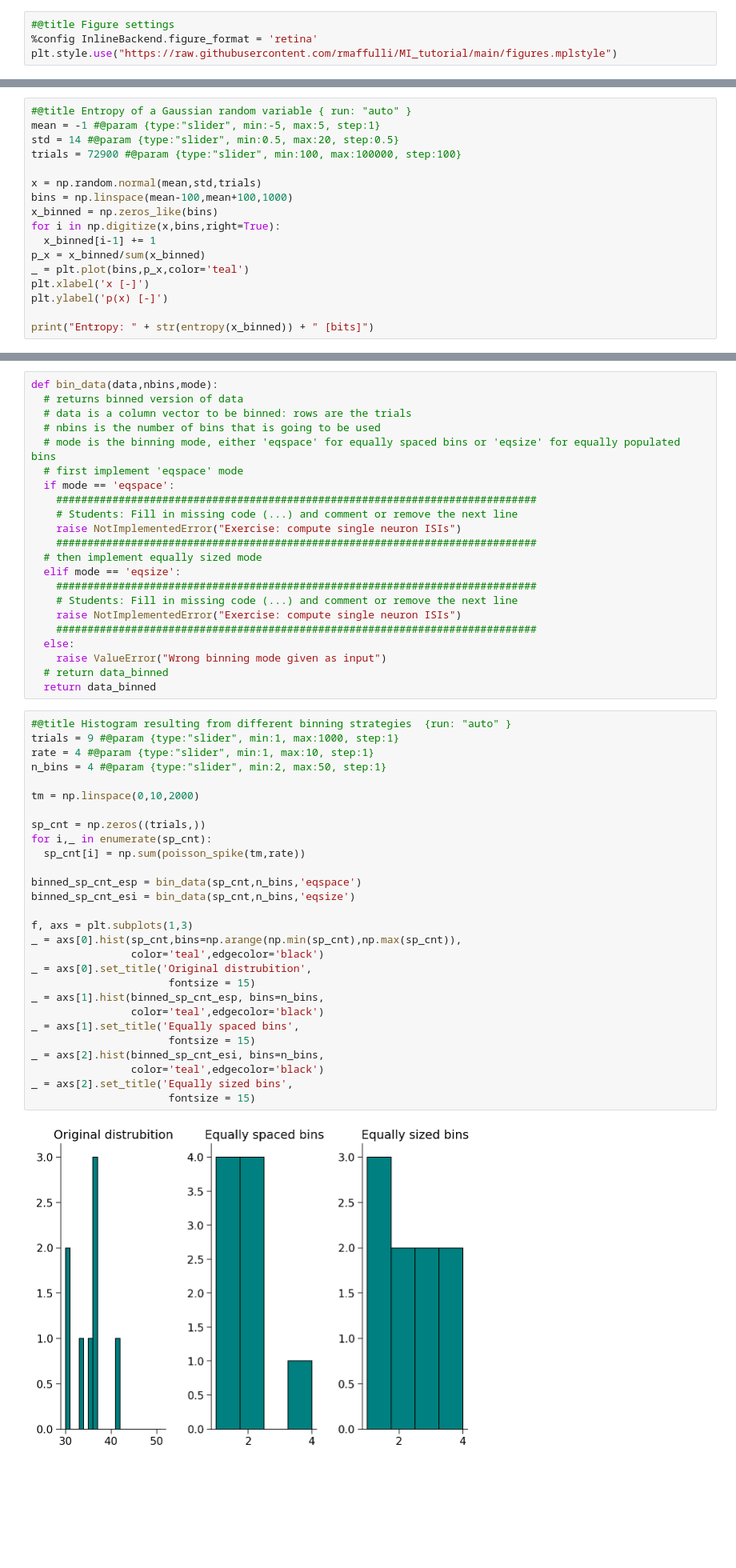
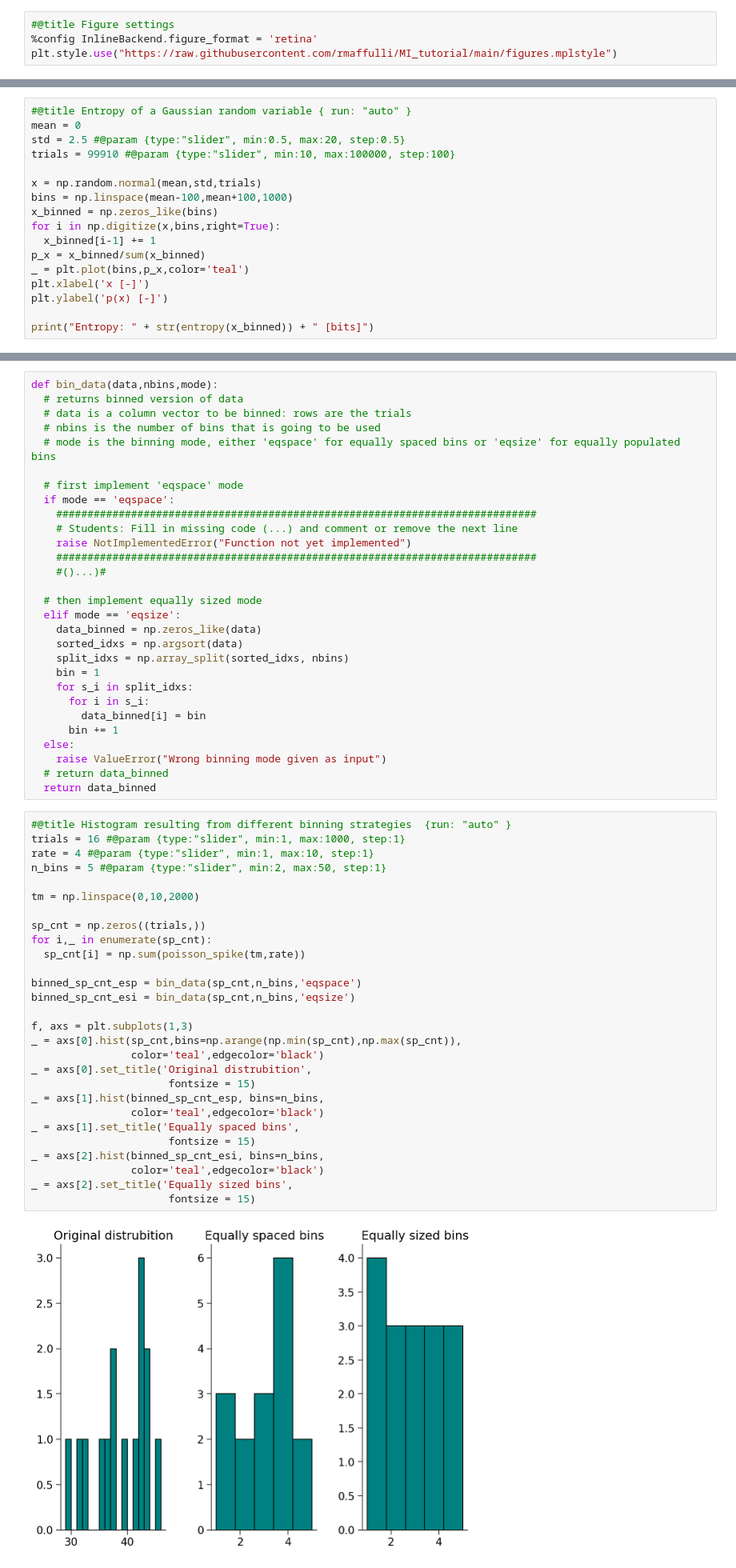
Before and after one commit to rmaffulli/MI_tutorial_student, a Jupyter notebook: MI_tutorial_student.ipynb, the cells around one changed output, grey strips where cells are left out. Shown at 80% size. Cells and saved outputs as stored; diff of their text form; blank space fills up the shorter version.

```diff
--- a/MI_tutorial_student.ipynb
+++ b/MI_tutorial_student.ipynb
@@ -156,9 +185,9 @@ else:
 Correct! the value of entropy(x) is: 1.0
 # %%
 #@title Entropy of a Gaussian random variable { run: "auto" }
-mean = -1 #@param {type:"slider", min:-5, max:5, step:1}
-std = 14 #@param {type:"slider", min:0.5, max:20, step:0.5}
-trials = 72900 #@param {type:"slider", min:100, max:100000, step:100}
+mean = 0
+std = 2.5 #@param {type:"slider", min:0.5, max:20, step:0.5}
+trials = 99910 #@param {type:"slider", min:10, max:100000, step:100}
 
 x = np.random.normal(mean,std,trials)
 bins = np.linspace(mean-100,mean+100,1000)
@@ -383,52 +449,59 @@ def bin_data(data,nbins,mode):
   # data is a column vector to be binned: rows are the trials
   # nbins is the number of bins that is going to be used
   # mode is the binning mode, either 'eqspace' for equally spaced bins or 'eqsize' for equally populated bins
+
   # first implement 'eqspace' mode
   if mode == 'eqspace':
     #############################################################################
     # Students: Fill in missing code (...) and comment or remove the next line
-    raise NotImplementedError("Exercise: compute single neuron ISIs")
+    raise NotImplementedError("Function not yet implemented")
     #############################################################################
+    #()...)#
+
   # then implement equally sized mode
   elif mode == 'eqsize':
-    #############################################################################
-    # Students: Fill in missing code (...) and comment or remove the next line
-    raise NotImplementedError("Exercise: compute single neuron ISIs")
-    #############################################################################
+    data_binned = np.zeros_like(data)
+    sorted_idxs = np.argsort(data)
+    split_idxs = np.array_split(sorted_idxs, nbins)
+    bin = 1
+    for s_i in split_idxs:
+      for i in s_i:
+        data_binned[i] = bin
+      bin += 1
   else:
     raise ValueError("Wrong binning mode given as input")
   # return data_binned
   return data_binned
 # %%
 #@title Histogram resulting from different binning strategies  {run: "auto" }
-trials = 9 #@param {type:"slider", min:1, max:1000, step:1}
+trials = 16 #@param {type:"slider", min:1, max:1000, step:1}
 rate = 4 #@param {type:"slider", min:1, max:10, step:1}
-n_bins = 4 #@param {type:"slider", min:2, max:50, step:1}
+n_bins = 5 #@param {type:"slider", min:2, max:50, step:1}
 
 tm = np.linspace(0,10,2000)
 
 sp_cnt = np.zeros((trials,))
 for i,_ in enumerate(sp_cnt):
   sp_cnt[i] = np.sum(poisson_spike(tm,rate))
 
 binned_sp_cnt_esp = bin_data(sp_cnt,n_bins,'eqspace')
 binned_sp_cnt_esi = bin_data(sp_cnt,n_bins,'eqsize')
 
 f, axs = plt.subplots(1,3)
 _ = axs[0].hist(sp_cnt,bins=np.arange(np.min(sp_cnt),np.max(sp_cnt)),
                 color='teal',edgecolor='black')
 _ = axs[0].set_title('Original distrubition',
                       fontsize = 15)
 _ = axs[1].hist(binned_sp_cnt_esp, bins=n_bins,
                 color='teal',edgecolor='black')
 _ = axs[1].set_title('Equally spaced bins',
                       fontsize = 15)
 _ = axs[2].hist(binned_sp_cnt_esi, bins=n_bins,
                 color='teal',edgecolor='black')
 _ = axs[2].set_title('Equally sized bins',
                       fontsize = 15)
 # %% [output]
-[figure, old version]
+[figure, new version]
 # %% [markdown]
 ## Discussion
 - What you can immediately see from the different histograms?
```
Also changed, not shown: parts of 27 cells of this notebook, 1 other file.
